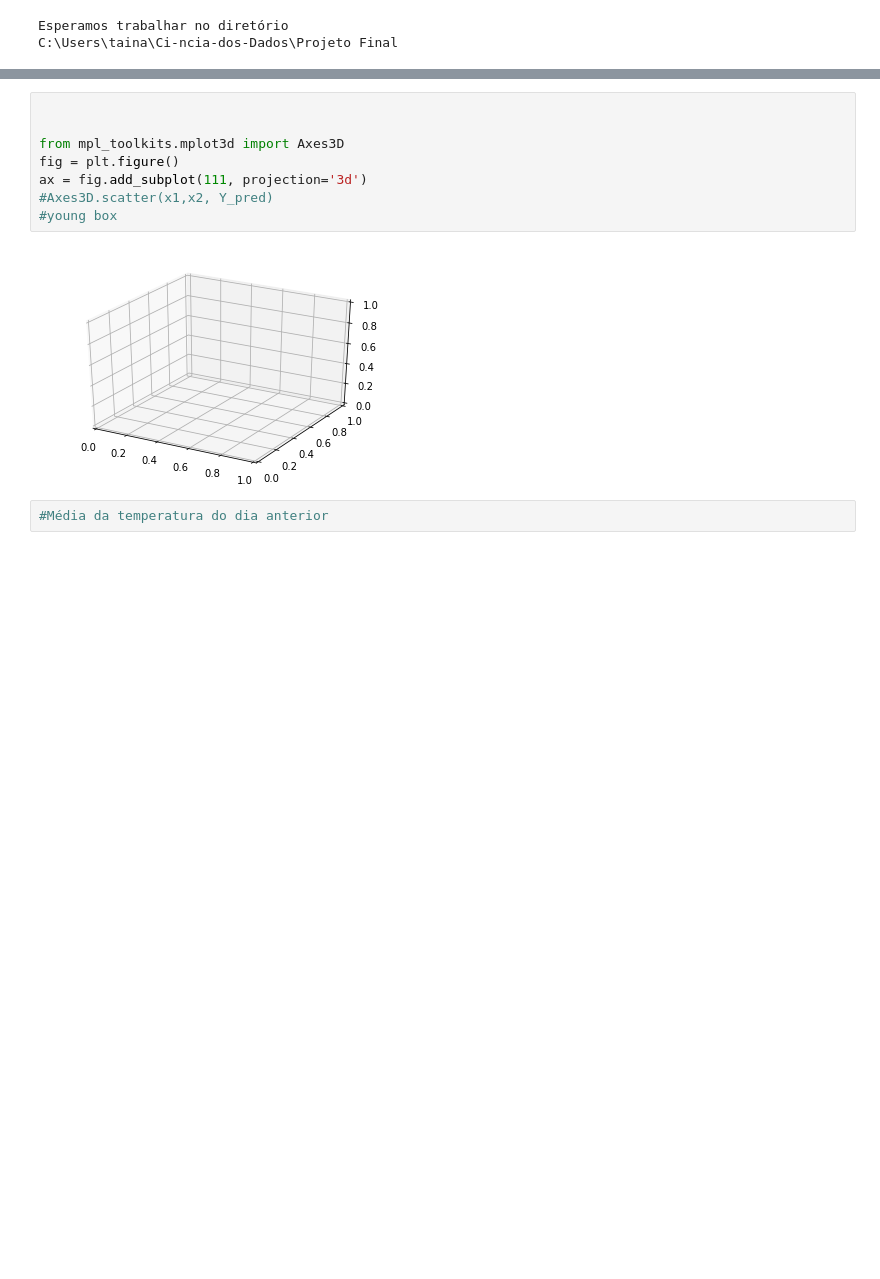
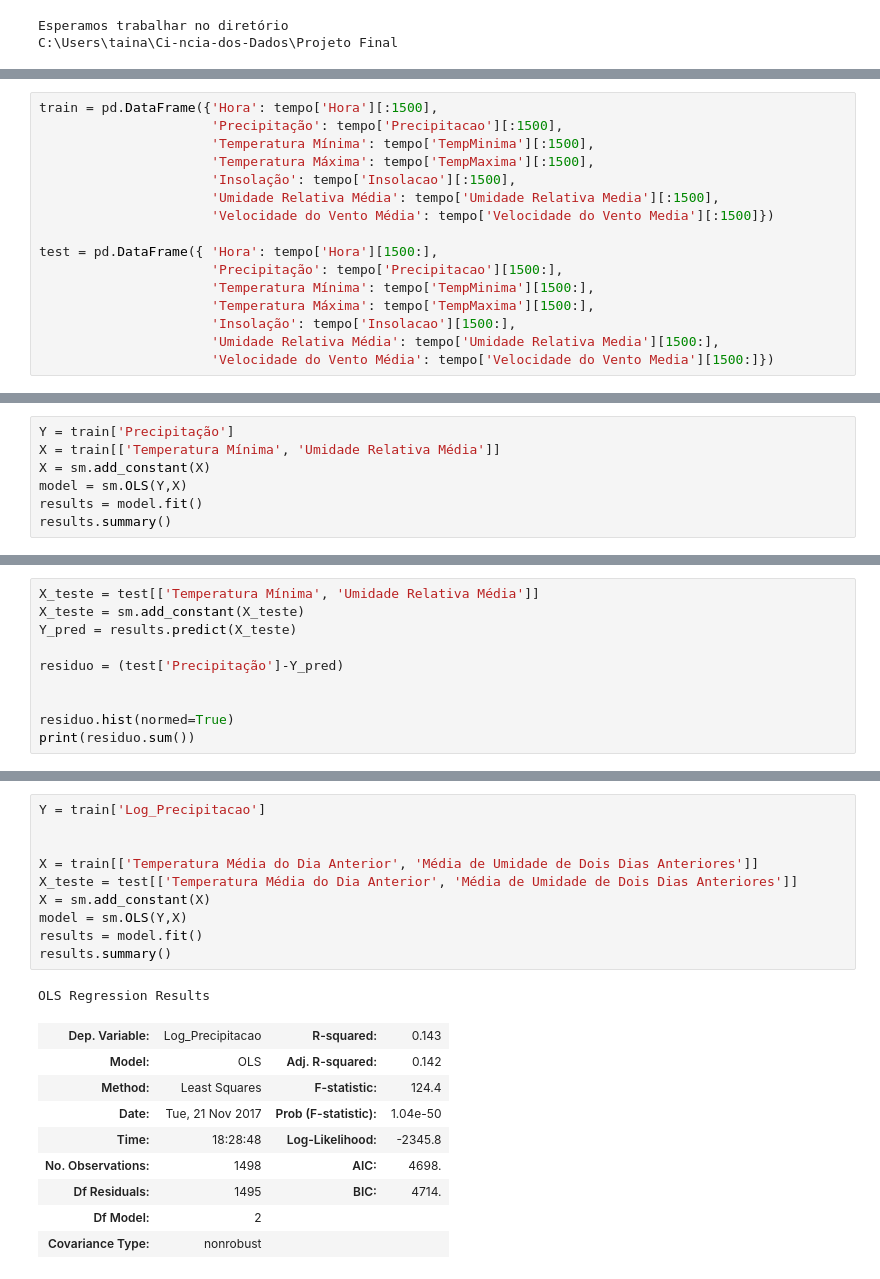
Before and after one commit to tainarasm/Ci-ncia-dos-Dados, a Jupyter notebook: Projeto Final/Projeto 3 - Ciência dos Dados.ipynb, the cells around one changed output, grey strips where cells are left out. Drawn from its saved outputs; the diff is of its cells as text; blank space fills up the shorter version.

```diff
--- a/Projeto Final/Projeto 3 - Ciência dos Dados.ipynb
+++ b/Projeto Final/Projeto 3 - Ciência dos Dados.ipynb
@@ -40,0 +39,16 @@ tempo.head()
+# %%
+train = pd.DataFrame({'Hora': tempo['Hora'][:1500],
+                      'Precipitação': tempo['Precipitacao'][:1500],
+                      'Temperatura Mínima': tempo['TempMinima'][:1500],
+                      'Temperatura Máxima': tempo['TempMaxima'][:1500],
+                      'Insolação': tempo['Insolacao'][:1500],
+                      'Umidade Relativa Média': tempo['Umidade Relativa Media'][:1500],
+                      'Velocidade do Vento Média': tempo['Velocidade do Vento Media'][:1500]})
+
+test = pd.DataFrame({ 'Hora': tempo['Hora'][1500:],
+                      'Precipitação': tempo['Precipitacao'][1500:],
+                      'Temperatura Mínima': tempo['TempMinima'][1500:],
+                      'Temperatura Máxima': tempo['TempMaxima'][1500:],
+                      'Insolação': tempo['Insolacao'][1500:],
+                      'Umidade Relativa Média': tempo['Umidade Relativa Media'][1500:],
+                      'Velocidade do Vento Média': tempo['Velocidade do Vento Media'][1500:]})
@@ -40,0 +60,7 @@ tempo.head()
+# %%
+Y = train['Precipitação']
+X = train[['Temperatura Mínima', 'Umidade Relativa Média']]
+X = sm.add_constant(X)
+model = sm.OLS(Y,X)
+results = model.fit()
+results.summary()
@@ -40,0 +86,10 @@ tempo.head()
+# %%
+X_teste = test[['Temperatura Mínima', 'Umidade Relativa Média']]
+X_teste = sm.add_constant(X_teste)
+Y_pred = results.predict(X_teste)
+
+residuo = (test['Precipitação']-Y_pred)
+
+
+residuo.hist(normed=True)
+print(residuo.sum())
@@ -183,12 +140,21 @@ array([  8.33619213e-112,   1.99866857e-141,   5.95170548e-153,
-# %%
-
-
-from mpl_toolkits.mplot3d import Axes3D
-fig = plt.figure()
-ax = fig.add_subplot(111, projection='3d')
-#Axes3D.scatter(x1,x2, Y_pred)
-#young box
-# %% [output]
-[figure, removed]
-# %%
-#Média da temperatura do dia anterior
+# %%
+Y = train['Log_Precipitacao']
+
+
+X = train[['Temperatura Média do Dia Anterior', 'Média de Umidade de Dois Dias Anteriores']]
+X_teste = test[['Temperatura Média do Dia Anterior', 'Média de Umidade de Dois Dias Anteriores']]
+X = sm.add_constant(X)
+model = sm.OLS(Y,X)
+results = model.fit()
+results.summary()
+# %% [output]
+OLS Regression Results
+| Dep. Variable: | Log_Precipitacao | R-squared: | 0.143 |
+| Model: | OLS | Adj. R-squared: | 0.142 |
+| Method: | Least Squares | F-statistic: | 124.4 |
+| Date: | Tue, 21 Nov 2017 | Prob (F-statistic): | 1.04e-50 |
+| Time: | 18:28:48 | Log-Likelihood: | -2345.8 |
+| No. Observations: | 1498 | AIC: | 4698. |
+| Df Residuals: | 1495 | BIC: | 4714. |
+| Df Model: | 2 |  |  |
+| Covariance Type: | nonrobust |  |  |
```
Also changed, not shown: parts of 21 cells of this notebook, 1 other file.
